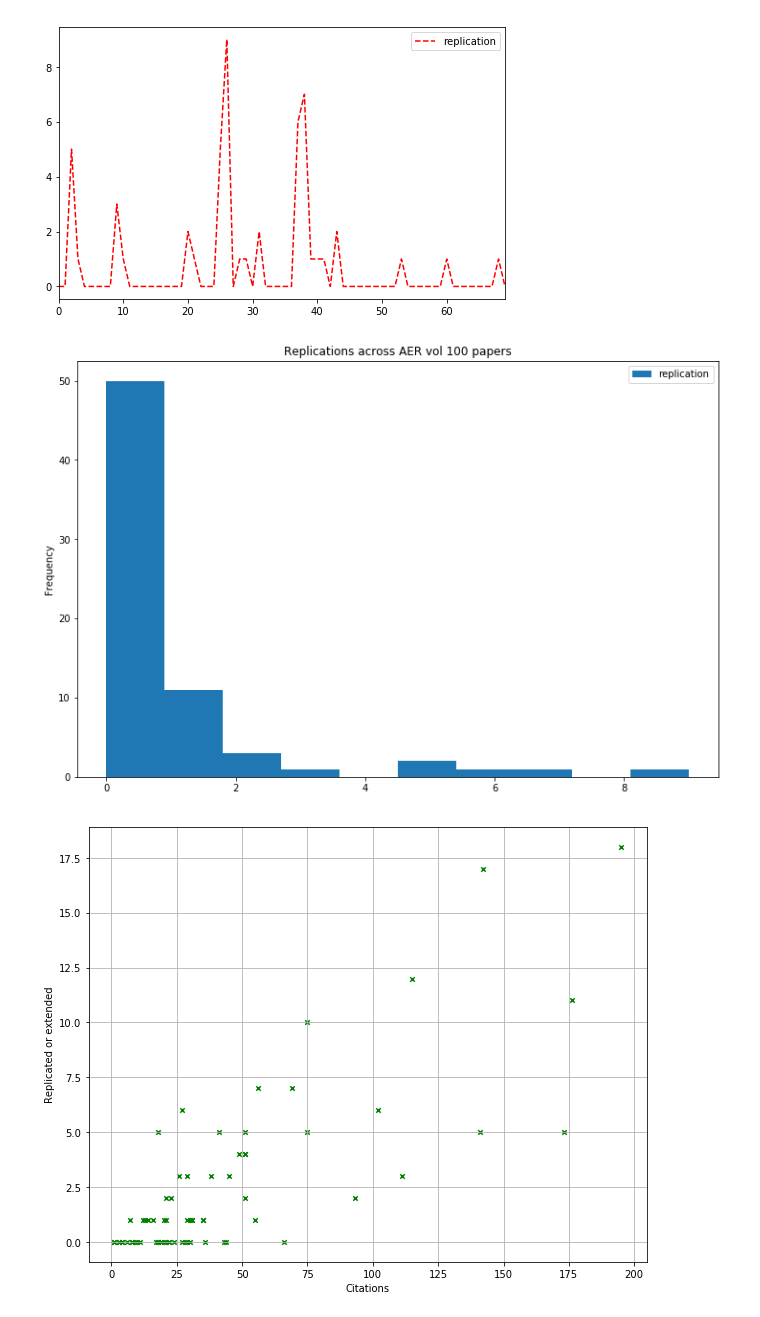
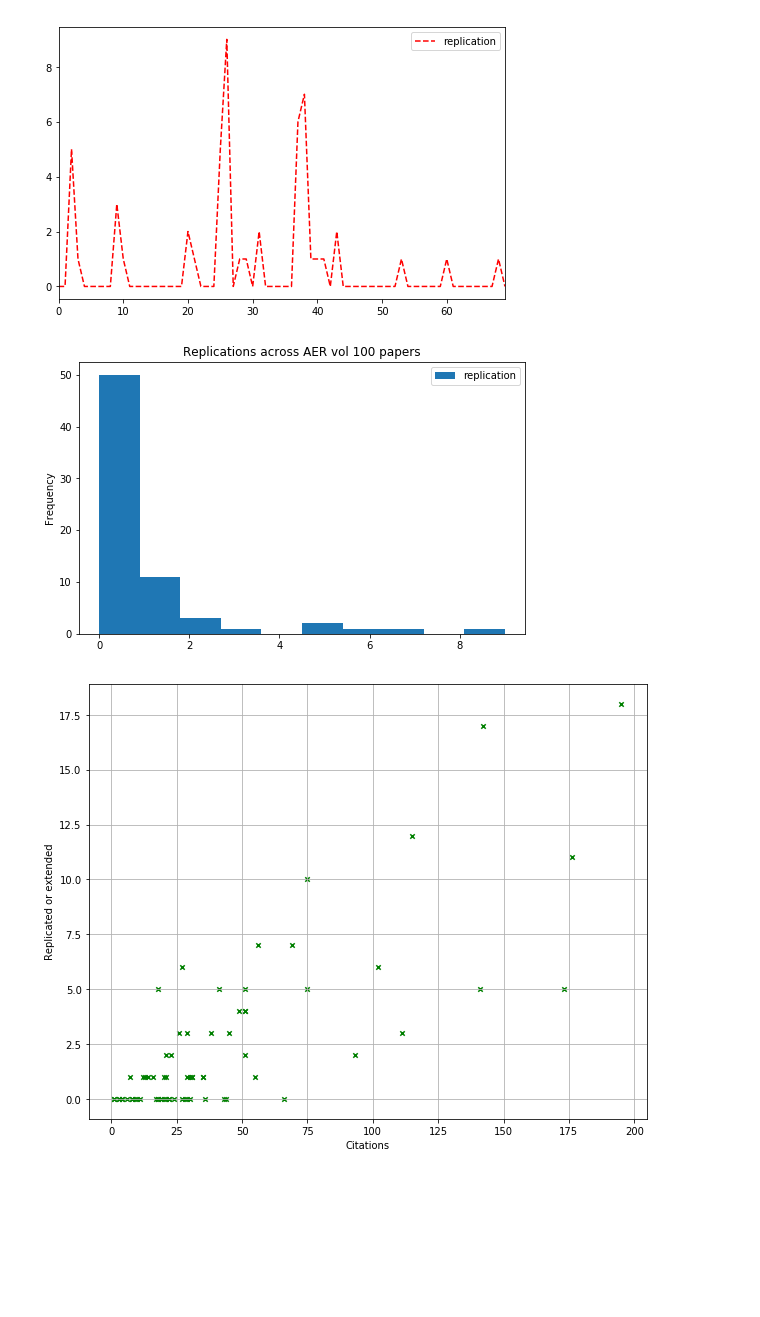
Before and after one commit to QuantEcon/phd_workshops, a Jupyter notebook: Natasha/intro-to-data-analysis-plotting.ipynb, the cells around one changed output. Saved outputs shown, nothing was run; the diff lists cells and outputs as text; code cells hidden in the pictures; blank space fills up the shorter version.

```diff
--- a/Natasha/intro-to-data-analysis-plotting.ipynb
+++ b/Natasha/intro-to-data-analysis-plotting.ipynb
@@ -586,11 +602,11 @@ plt.show()
 # %% [output]
 [figure]
 # %%
-merged.plot(y='replication', figsize=(12, 8), kind='hist')
+merged.plot(y='replication', figsize=(8, 5), kind='hist')
 plt.title('Replications across AER vol 100 papers')
 plt.show()
 # %% [output]
-[figure, old version]
+[figure, new version]
 # %%
 merged.plot(x='volWoS', y='either', kind='scatter', marker='x', c='green', figsize=(10, 8))
 plt.xlabel('Citations')
```
Also changed, not shown: parts of 27 cells of this notebook, 2 other files.
